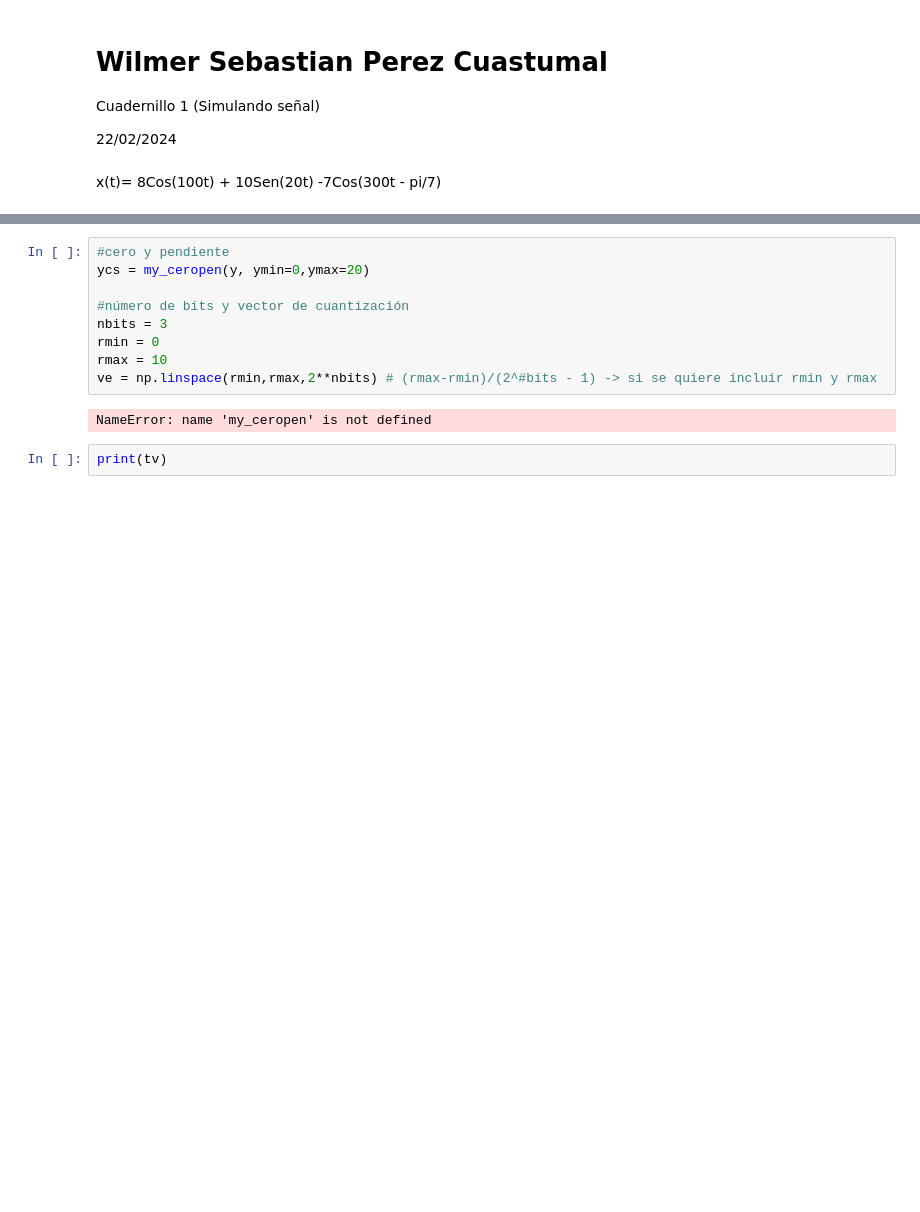
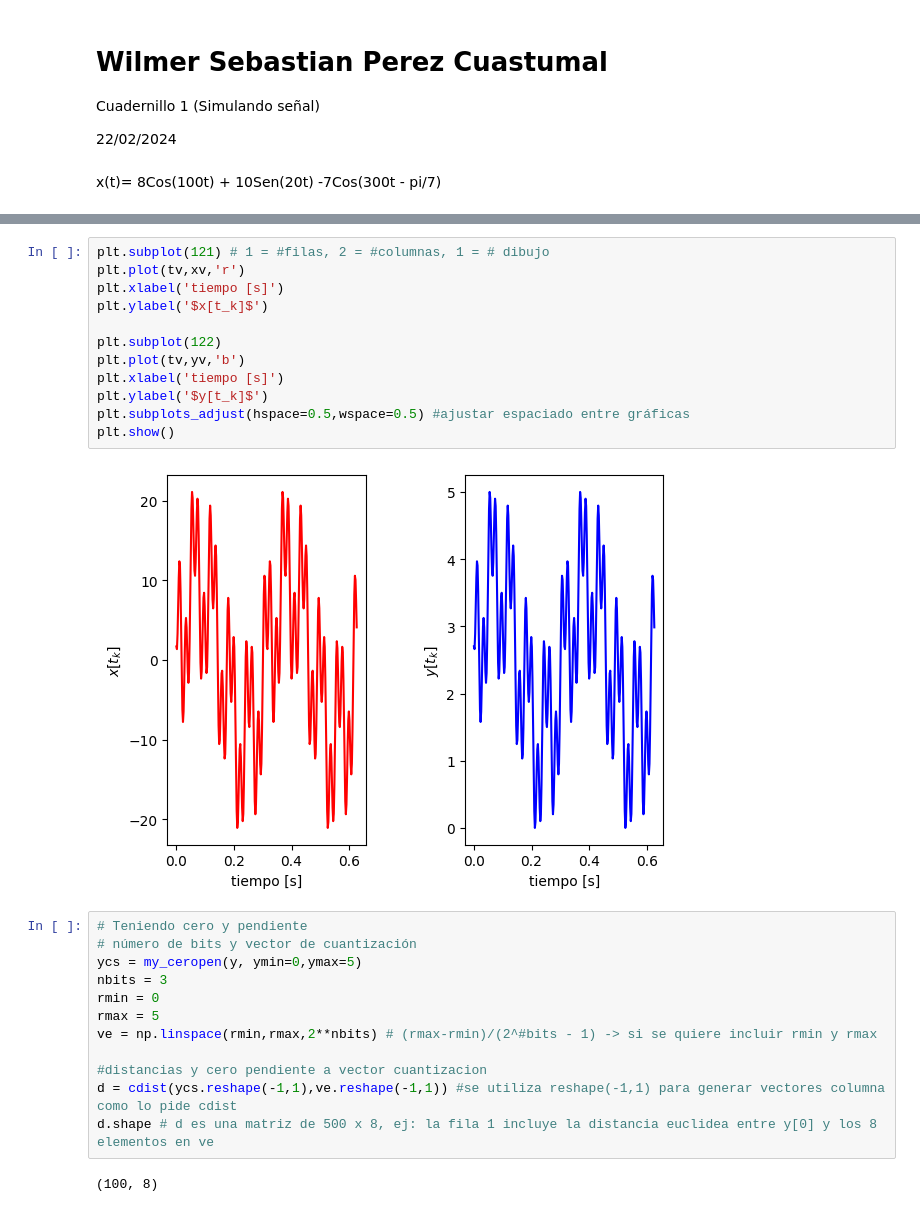
Before and after one commit to TatanPerez/Senales_Sistemas, a Jupyter notebook: Cuadernillo_1_Señales.ipynb, the cells around one changed output, grey strips where cells are left out. Cells and saved outputs as stored; diff of their text form; blank space fills up the shorter version.

```diff
--- a/Cuadernillo_1_Señales.ipynb
+++ b/Cuadernillo_1_Señales.ipynb
@@ -48,13 +57,28 @@ plt.show()
+# %%
+plt.subplot(121) # 1 = #filas, 2 = #columnas, 1 = # dibujo
+plt.plot(tv,xv,'r')
+plt.xlabel('tiempo [s]')
+plt.ylabel('$x[t_k]$')
+
+plt.subplot(122)
+plt.plot(tv,yv,'b')
+plt.xlabel('tiempo [s]')
+plt.ylabel('$y[t_k]$')
+plt.subplots_adjust(hspace=0.5,wspace=0.5) #ajustar espaciado entre gráficas
+plt.show()
+# %% [output]
+[figure, added]
 # %%
-#cero y pendiente
-ycs = my_ceropen(y, ymin=0,ymax=20)
-
-#número de bits y vector de cuantización
+# Teniendo cero y pendiente
+# número de bits y vector de cuantización
+ycs = my_ceropen(y, ymin=0,ymax=5)
 nbits = 3
 rmin = 0
-rmax = 10
+rmax = 5
 ve = np.linspace(rmin,rmax,2**nbits) # (rmax-rmin)/(2^#bits - 1) -> si se quiere incluir rmin y rmax
+
+#distancias y cero pendiente a vector cuantizacion
+d = cdist(ycs.reshape(-1,1),ve.reshape(-1,1)) #se utiliza reshape(-1,1) para generar vectores columna como lo pide cdist
+d.shape # d es una matriz de 500 x 8, ej: la fila 1 incluye la distancia euclidea entre y[0] y los 8 elementos en ve
 # %% [output]
-NameError: name 'my_ceropen' is not defined
+(100, 8)
-# %%
-print(tv)
```
Also changed, not shown: parts of 7 cells of this notebook.
